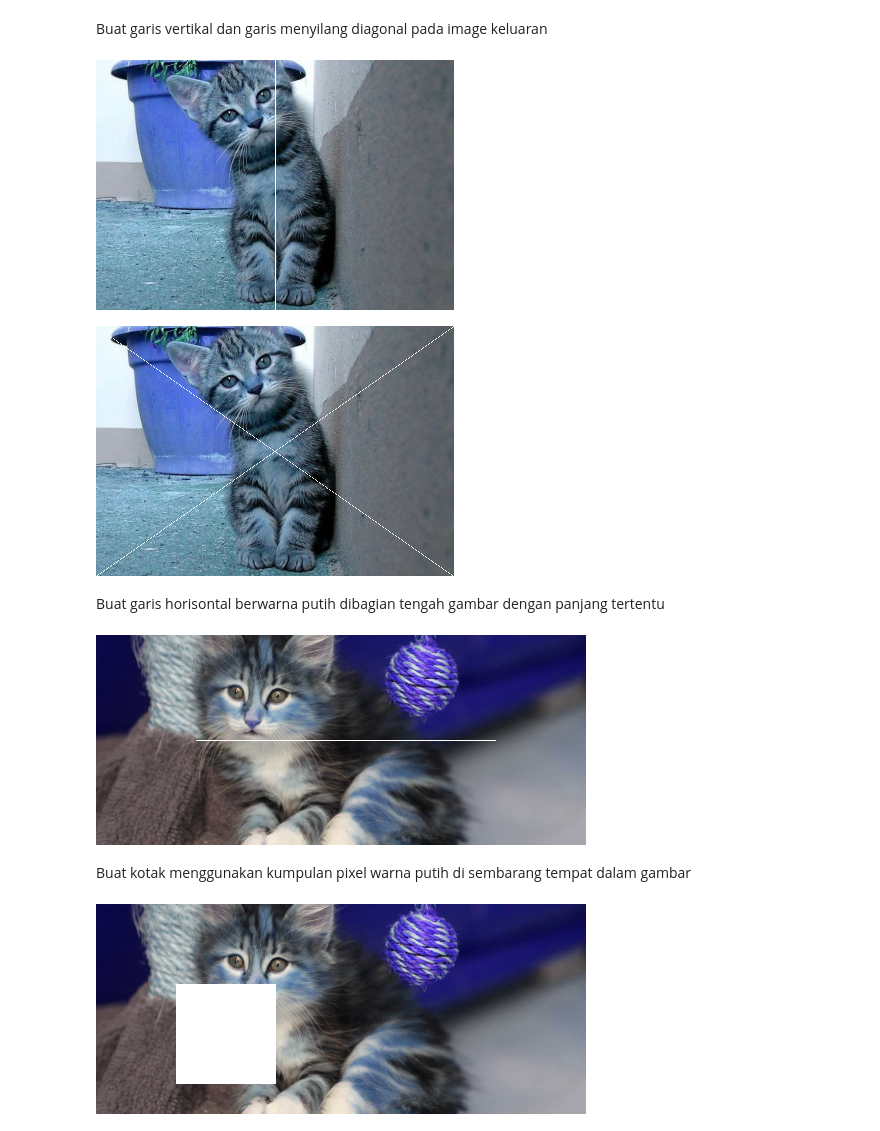
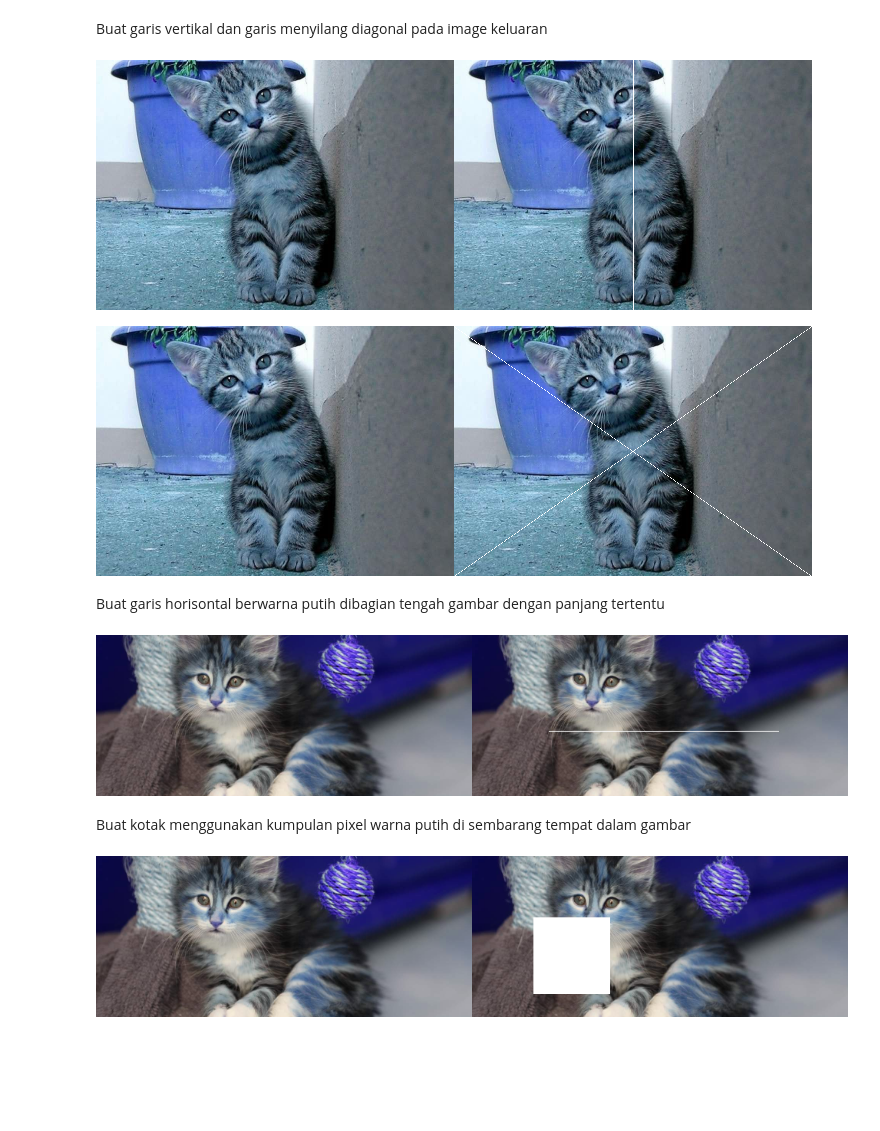
Before and after one commit to nurilhuda05/PCVK_Ganjil_2026, a Jupyter notebook: P1_17_Muhammad Nuril Huda.ipynb, the cells around one changed output. Saved outputs shown, nothing was run; the diff lists cells and outputs as text; code cells hidden in the pictures; blank space fills up the shorter version.

```diff
--- a/P1_17_Muhammad Nuril Huda.ipynb
+++ b/P1_17_Muhammad Nuril Huda.ipynb
@@ -83,64 +83,76 @@ Buat garis vertikal dan garis menyilang diagonal pada image keluaran
 # %%
 #Garis Vertikal
 url = "https://external-preview.redd.it/hJNL3HXwmJXzzIdyUKdsVQerrBIe0KbO7d26zEXWidE.jpg?auto=webp&s=4a8bf4911d40dddb64ebc30505e704003297f414"
 
-image= io.imread(url)
-image = cv.resize(image, (0,0), fx=0.5, fy=0.5)
+image1= io.imread(url)
+image2=io.imread(url)
+image1 = cv.resize(image1, (0,0), fx=0.5, fy=0.5)
+image2 = cv.resize(image2, (0,0), fx=0.5, fy=0.5)
 
-tinggi, lebar = image.shape[:2]
+tinggi, lebar = image2.shape[:2]
 
 for x in range(tinggi):
-    image[x, int(lebar/2)] = [255,255,255]
+    image2[x, int(lebar/2)] = [255,255,255]
 
-cv2_imshow(image)
+final_frame = cv.hconcat((image1, image2))
+cv2_imshow(final_frame)
 
 print('\n')
 
 #Garis Menyilang Diagonal
 url = "https://external-preview.redd.it/hJNL3HXwmJXzzIdyUKdsVQerrBIe0KbO7d26zEXWidE.jpg?auto=webp&s=4a8bf4911d40dddb64ebc30505e704003297f414"
 
-image = io.imread(url)
-image = cv.resize(image, (0,0), fx=0.5, fy=0.5)
+image1= io.imread(url)
+image2=io.imread(url)
+image1 = cv.resize(image1, (0,0), fx=0.5, fy=0.5)
+image2 = cv.resize(image2, (0,0), fx=0.5, fy=0.5)
 
-tinggi, lebar = image.shape[:2]
+tinggi, lebar = image2.shape[:2]
 
 for y in range(tinggi):
     x1 = int(y * lebar / tinggi)
     x2 = lebar - x1 - 1
 
-    image[y, x1] = [255,255,255]
-    image[y, x2] = [255,255,255]
+    image2[y, x1] = [255,255,255]
+    image2[y, x2] = [255,255,255]
 
-cv2_imshow(image)
+final_frame = cv.hconcat((image1, image2))
+cv2_imshow(final_frame)
 # %% [output]
-[figure, old version]
+[figure, new version]
-[figure, old version]
+[figure, new version]
 # %% [markdown]
 Buat garis horisontal berwarna putih dibagian tengah gambar dengan panjang tertentu
 # %%
 url = "https://danq.me/wp-content/uploads/2017/04/kitten-980-420.jpg"
 
-image= io.imread(url)
-image = cv.resize(image, (0,0), fx=0.5, fy=0.5)
-
+image1= io.imread(url)
+image2=io.imread(url)
+image1 = cv.resize(image1, (0,0), fx=0.5, fy=0.5)
+image2 = cv.resize(image2, (0,0), fx=0.5, fy=0.5)
 tinggi, lebar = image.shape[:2]
 
 for y in range(100, 400):
-    image[int(tinggi/2), y] = [255,255,255]
+    image2[int(tinggi/2), y] = [255,255,255]
 
-cv2_imshow(image)
+final_frame = cv.hconcat((image1, image2))
+cv2_imshow(final_frame)
 # %% [output]
-[figure, old version]
+[figure, new version]
 # %% [markdown]
 Buat kotak menggunakan kumpulan pixel warna putih di sembarang tempat dalam gambar
 # %%
 url = "https://danq.me/wp-content/uploads/2017/04/kitten-980-420.jpg"
 
-image= io.imread(url)
-image = cv.resize(image, (0,0), fx=0.5, fy=0.5)
+image1= io.imread(url)
+image2=io.imread(url)
+image1 = cv.resize(image1, (0,0), fx=0.5, fy=0.5)
+image2 = cv.resize(image2, (0,0), fx=0.5, fy=0.5)
+tinggi, lebar = image.shape[:2]
 
-image[80:180, 80:180] = [255,255,255]
+image2[80:180, 80:180] = [255,255,255]
 
-cv2_imshow(image)
+final_frame = cv.hconcat((image1, image2))
+cv2_imshow(final_frame)
 # %% [output]
-[figure, old version]
+[figure, new version]
```
